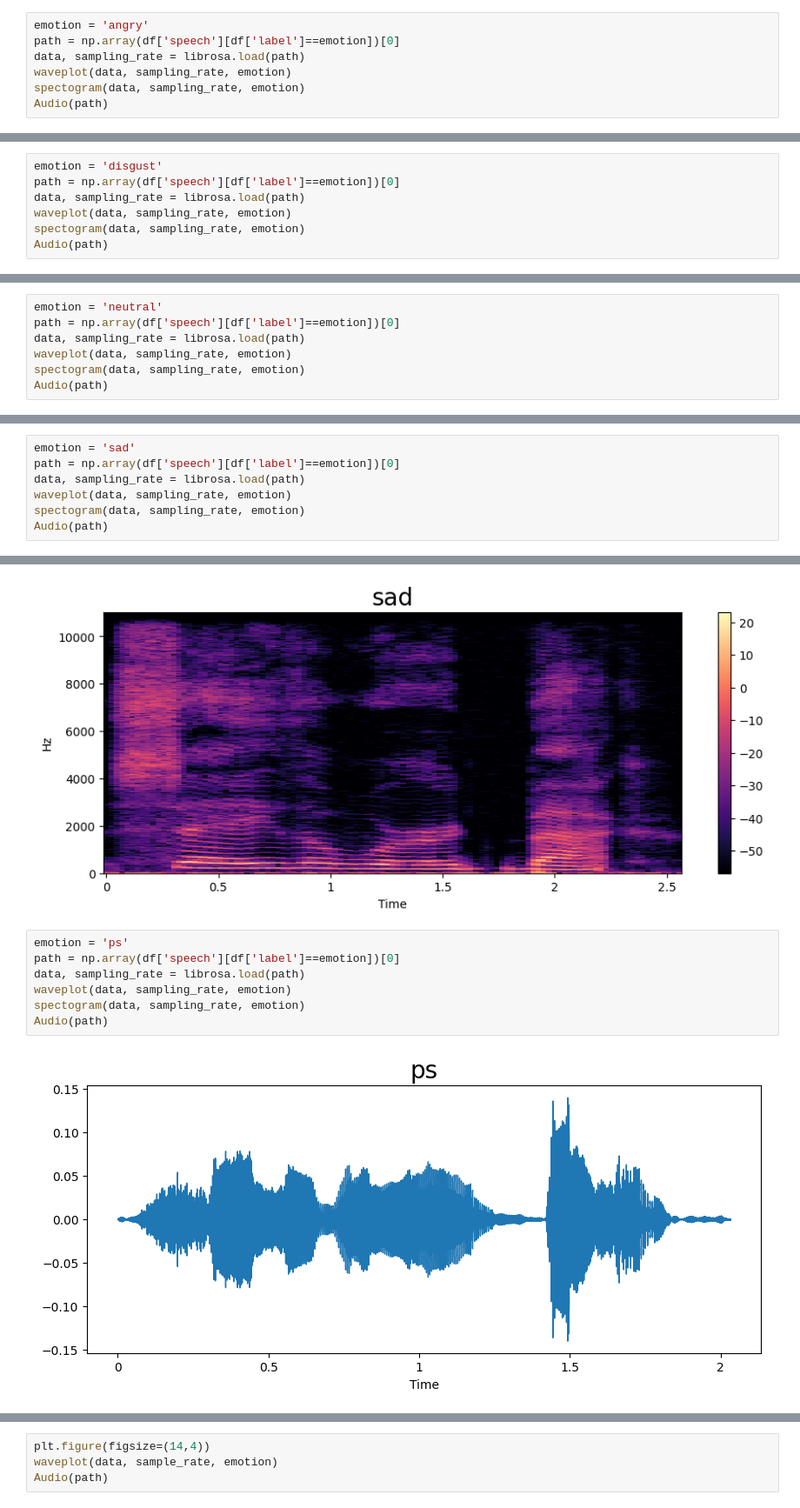
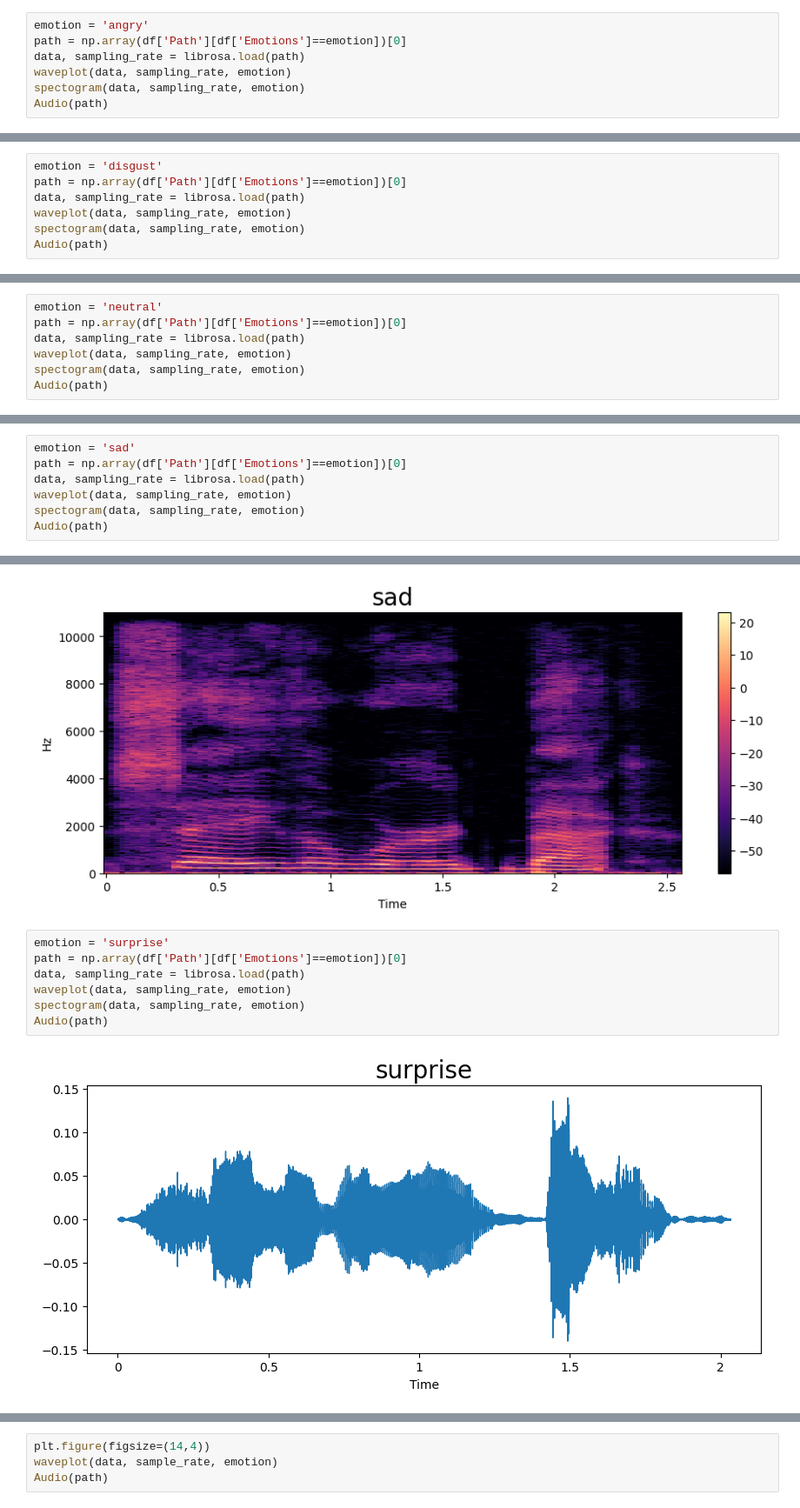
Before and after one commit to mikaozora/speech-emotion-recognition, a Jupyter notebook: SER2.ipynb, the cells around one changed output, grey strips where cells are left out. Shown at 87% size. Saved outputs shown, nothing was run; the diff lists cells and outputs as text.

```diff
--- a/SER2.ipynb
+++ b/SER2.ipynb
@@ -89,7 +110,7 @@ Audio(path)
 [figure]
 # %%
 emotion = 'angry'
-path = np.array(df['speech'][df['label']==emotion])[0]
+path = np.array(df['Path'][df['Emotions']==emotion])[0]
 data, sampling_rate = librosa.load(path)
 waveplot(data, sampling_rate, emotion)
 spectogram(data, sampling_rate, emotion)
@@ -100,7 +121,7 @@ Audio(path)
 [figure]
 # %%
 emotion = 'disgust'
-path = np.array(df['speech'][df['label']==emotion])[0]
+path = np.array(df['Path'][df['Emotions']==emotion])[0]
 data, sampling_rate = librosa.load(path)
 waveplot(data, sampling_rate, emotion)
 spectogram(data, sampling_rate, emotion)
@@ -111,7 +132,7 @@ Audio(path)
 [figure]
 # %%
 emotion = 'neutral'
-path = np.array(df['speech'][df['label']==emotion])[0]
+path = np.array(df['Path'][df['Emotions']==emotion])[0]
 data, sampling_rate = librosa.load(path)
 waveplot(data, sampling_rate, emotion)
 spectogram(data, sampling_rate, emotion)
@@ -122,7 +143,7 @@ Audio(path)
 [figure]
 # %%
 emotion = 'sad'
-path = np.array(df['speech'][df['label']==emotion])[0]
+path = np.array(df['Path'][df['Emotions']==emotion])[0]
 data, sampling_rate = librosa.load(path)
 waveplot(data, sampling_rate, emotion)
 spectogram(data, sampling_rate, emotion)
@@ -132,12 +153,12 @@ Audio(path)
 [interactive output not drawn]
 [figure]
 # %%
-emotion = 'ps'
-path = np.array(df['speech'][df['label']==emotion])[0]
+emotion = 'surprise'
+path = np.array(df['Path'][df['Emotions']==emotion])[0]
 data, sampling_rate = librosa.load(path)
 waveplot(data, sampling_rate, emotion)
 spectogram(data, sampling_rate, emotion)
 Audio(path)
 # %% [output]
-[figure, old version]
+[figure, new version]
 [interactive output not drawn]
```
Also changed, not shown: parts of 24 cells of this notebook, 4 other files.
